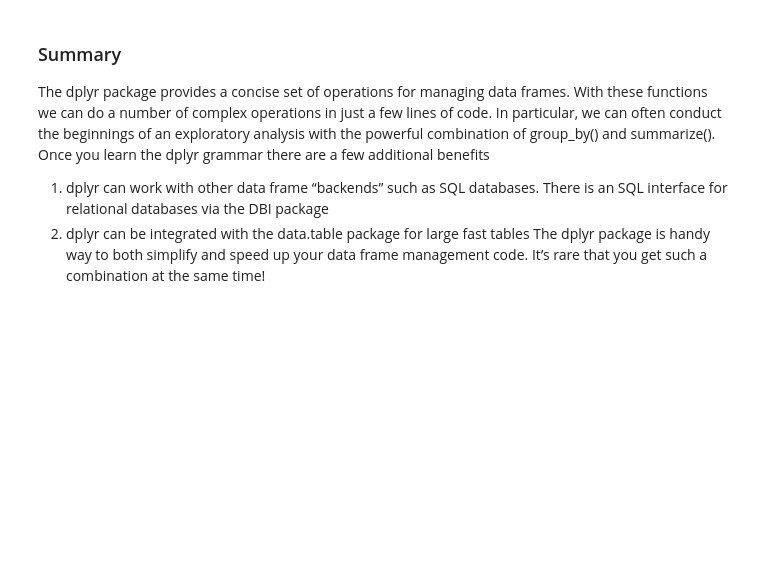
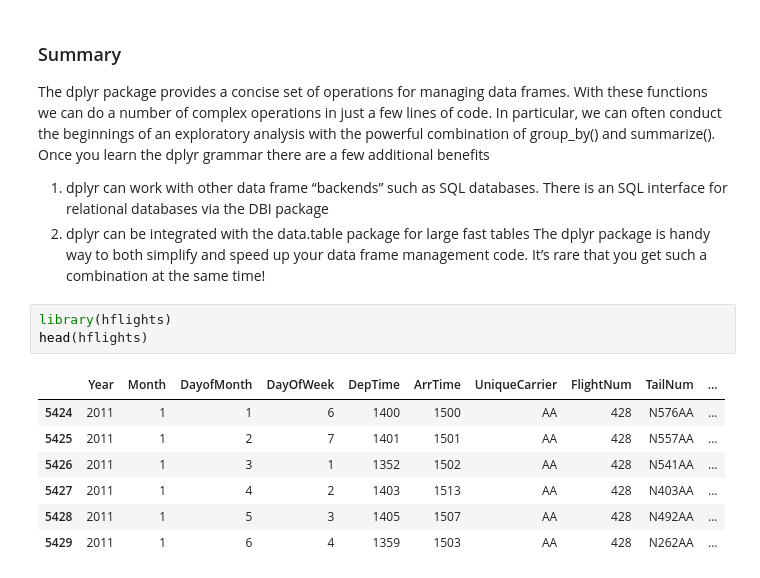
Before and after one commit to kabalaandrew/R, a Jupyter notebook: R Practice for Fenix.ipynb, the cells around one changed output. Saved outputs shown, nothing was run; the diff lists cells and outputs as text; blank space fills up the shorter version.

```diff
--- a/R Practice for Fenix.ipynb
+++ b/R Practice for Fenix.ipynb
@@ -526,3 +526,14 @@ interface for relational databases via the DBI package
 2. dplyr can be integrated with the data.table package for large fast tables
 The dplyr package is handy way to both simplify and speed up your data frame management code.
 It’s rare that you get such a combination at the same time!
+# %%
+library(hflights)
+head(hflights)
+# %% [output]
+|  | Year | Month | DayofMonth | DayOfWeek | DepTime | ArrTime | UniqueCarrier | FlightNum | TailNum | ... |
+| 5424 | 2011 | 1 | 1 | 6 | 1400 | 1500 | AA | 428 | N576AA | ... |
+| 5425 | 2011 | 1 | 2 | 7 | 1401 | 1501 | AA | 428 | N557AA | ... |
+| 5426 | 2011 | 1 | 3 | 1 | 1352 | 1502 | AA | 428 | N541AA | ... |
+| 5427 | 2011 | 1 | 4 | 2 | 1403 | 1513 | AA | 428 | N403AA | ... |
+| 5428 | 2011 | 1 | 5 | 3 | 1405 | 1507 | AA | 428 | N492AA | ... |
+| 5429 | 2011 | 1 | 6 | 4 | 1359 | 1503 | AA | 428 | N262AA | ... |
```
Also changed, not shown: parts of 12 cells of this notebook.
